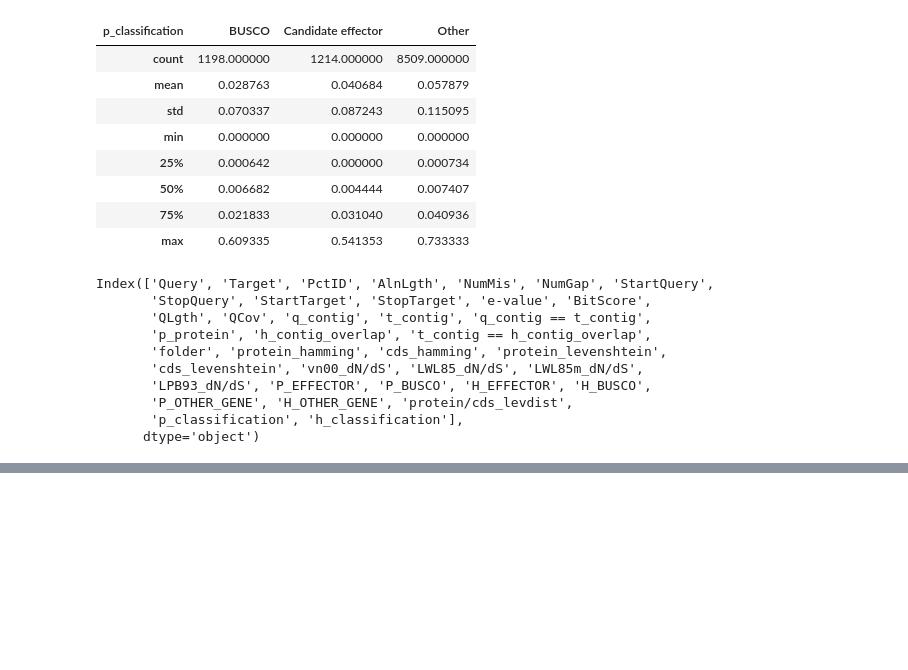
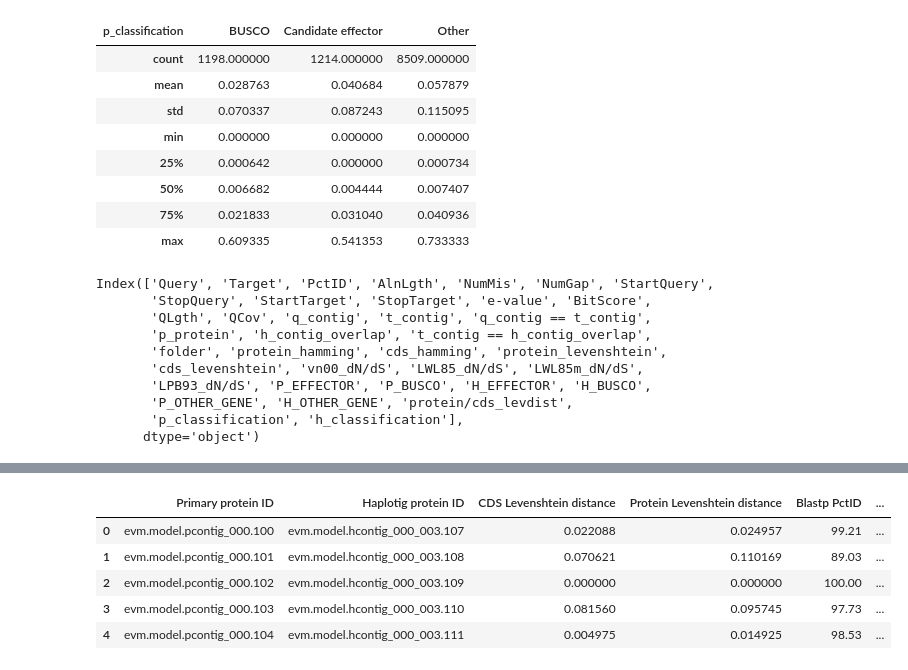
Before and after one commit to BenjaminSchwessinger/Pst_104_E137_A-_genome, a Jupyter notebook: notebooks/Revision_post_allele_analysis.ipynb, the cells around one changed output, grey strips where cells are left out. Saved outputs shown, nothing was run; the diff lists cells and outputs as text; code cells hidden in the pictures; blank space fills up the shorter version.

```diff
--- a/notebooks/Revision_post_allele_analysis.ipynb
+++ b/notebooks/Revision_post_allele_analysis.ipynb
@@ -404,7 +413,8 @@ out_df = allele_hit_df.loc[:,['Query', 'Target', 'cds_levenshtein', 'protein_lev
 # %%
 rename_dict = dict(zip(out_df.columns,['Primary protein ID', 'Haplotig protein ID',\
-                         'CDS Levenshtein distance','CDS Levenshtein distance', \
+                         'CDS Levenshtein distance','Protein Levenshtein distance', \
                          'Blastp PctID',\
+                         'dN/dS',\
                          'Primary protein classification', \
                          'Haplotig protein classification' ]))
 # %%
@@ -413,3 +423,12 @@ out_df.rename(columns=rename_dict, inplace=True)
 out_fn = os.path.join(OUT_PATH, 'Pst_104E_allele_variation.df')
 # %%
 out_df.to_csv(out_fn, sep='\t', index=None)
+# %%
+out_df.head()
+# %% [output]
+|  | Primary protein ID | Haplotig protein ID | CDS Levenshtein distance | Protein Levenshtein distance | Blastp PctID | ... |
+| 0 | evm.model.pcontig_000.100 | evm.model.hcontig_000_003.107 | 0.022088 | 0.024957 | 99.21 | ... |
+| 1 | evm.model.pcontig_000.101 | evm.model.hcontig_000_003.108 | 0.070621 | 0.110169 | 89.03 | ... |
+| 2 | evm.model.pcontig_000.102 | evm.model.hcontig_000_003.109 | 0.000000 | 0.000000 | 100.00 | ... |
+| 3 | evm.model.pcontig_000.103 | evm.model.hcontig_000_003.110 | 0.081560 | 0.095745 | 97.73 | ... |
+| 4 | evm.model.pcontig_000.104 | evm.model.hcontig_000_003.111 | 0.004975 | 0.014925 | 98.53 | ... |
```
Also changed, not shown: parts of 3 cells of this notebook, 21 other files.
